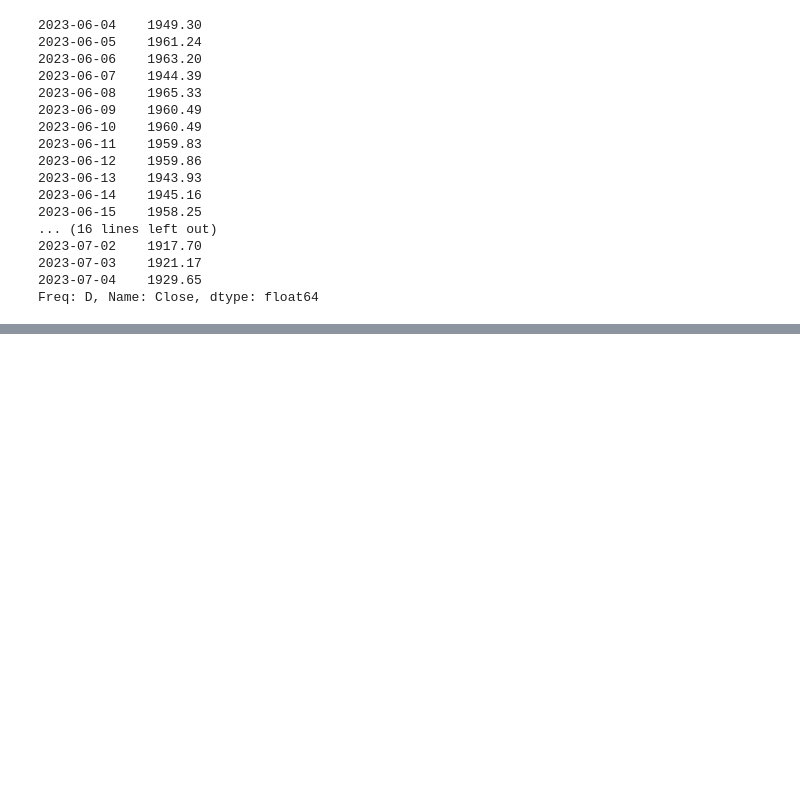
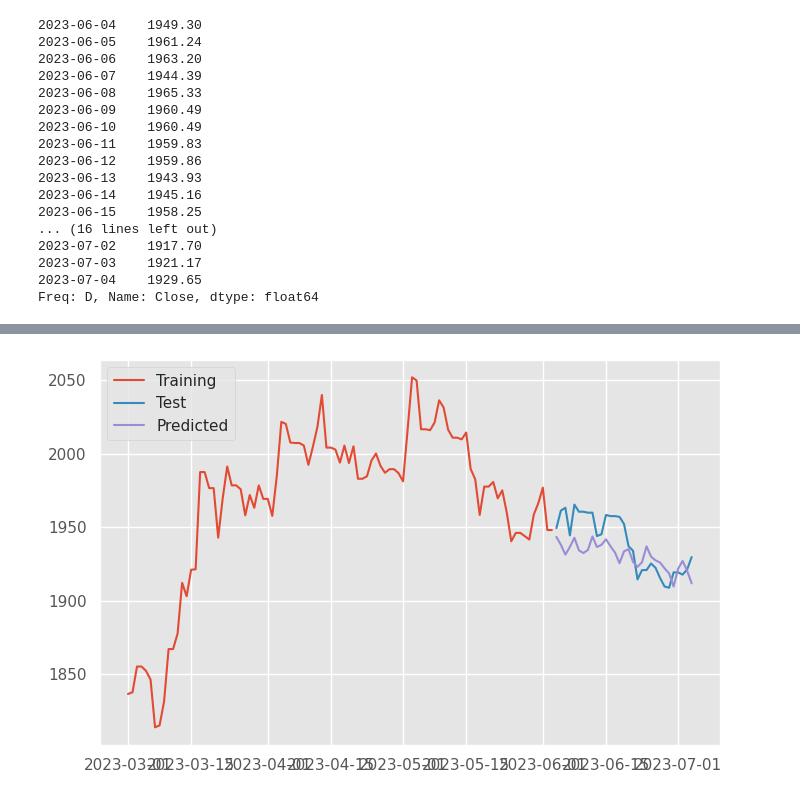
Before and after one commit to mohammadsjahanbakhsh/arima, a Jupyter notebook: arima.ipynb, the cells around one changed output, grey strips where cells are left out. Cells and saved outputs as stored; diff of their text form; code cells hidden in the pictures; blank space fills up the shorter version.

```diff
--- a/arima.ipynb
+++ b/arima.ipynb
@@ -383,0 +365,15 @@ Total fit time: 273.545 seconds
+# %%
+pred = pd.DataFrame(model.predict(n_periods = 31),index=test.index)
+pred.columns = ['predicted_price']
+pred
+
+
+plt.figure(figsize=(8,5))
+plt.plot(train["2023-03":],label="Training")
+plt.plot(test,label="Test")
+plt.plot(pred,label="Predicted")
+plt.legend(loc = 'upper left')
+# plt.savefig('Prection.jpg')
+plt.show()
+# %% [output]
+[figure, added]
```
Also changed, not shown: parts of 19 cells of this notebook.
